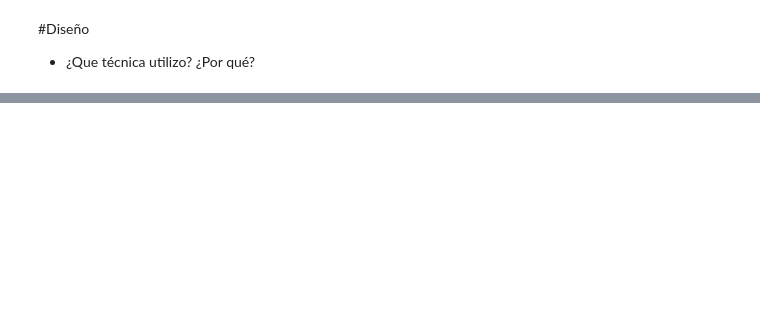
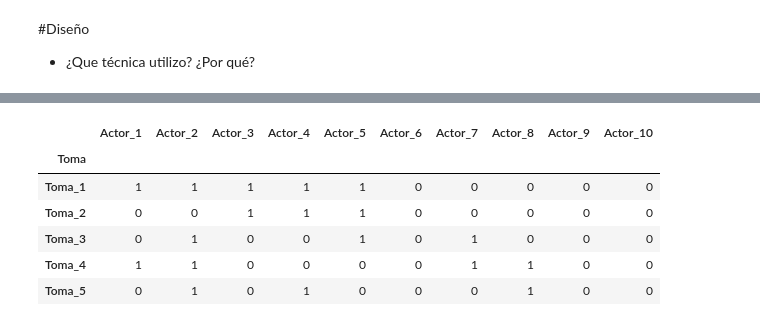
Before and after one commit to Mhernandezg/AlgoritmosOptimizacionVIU, a Jupyter notebook: TRABAJO_PRACTICO/Trabajo_Práctico_Tomas_de_Doblaje.ipynb, the cells around one changed output, grey strips where cells are left out. Drawn from its saved outputs; the diff is of its cells as text; code cells hidden in the pictures; blank space fills up the shorter version.

```diff
--- a/TRABAJO_PRACTICO/Trabajo_Práctico_Tomas_de_Doblaje.ipynb
+++ b/TRABAJO_PRACTICO/Trabajo_Práctico_Tomas_de_Doblaje.ipynb
@@ -45,0 +60,60 @@ De forma inicial se pretendia abordar el problema de La Liga. Pero al no tener u
+# %%
+import random
+import math
+import numpy as np
+import pandas as pd
+
+# ============================================================
+# MATRIZ TOMA - ACTOR (datos fijos)
+# ============================================================
+
+data = [
+    [1,1,1,1,1,0,0,0,0,0],
+    [0,0,1,1,1,0,0,0,0,0],
+    [0,1,0,0,1,0,1,0,0,0],
+    [1,1,0,0,0,0,1,1,0,0],
+    [0,1,0,1,0,0,0,1,0,0],
+    [1,1,0,1,1,0,0,0,0,0],
+    [1,1,0,1,1,0,0,0,0,0],
+    [1,1,0,0,0,1,0,0,0,0],
+    [1,1,0,1,0,0,0,0,0,0],
+    [1,1,0,0,0,1,0,0,1,0],
+    [1,1,1,0,1,0,0,1,0,0],
+    [1,1,1,1,0,1,0,0,0,0],
+    [1,0,0,1,1,0,0,0,0,0],
+    [1,0,1,0,0,1,0,0,0,0],
+    [1,1,0,0,0,0,1,0,0,0],
+    [0,0,0,1,0,0,0,0,0,1],
+    [1,0,1,0,0,0,0,0,0,0],
+    [0,0,1,0,0,1,0,0,0,0],
+    [1,0,1,0,0,0,0,0,0,0],
+    [1,0,1,1,1,0,0,0,0,0],
+    [0,0,0,0,0,1,0,1,0,0],
+    [1,1,1,1,0,0,0,0,0,0],
+    [1,0,1,0,0,0,0,0,0,0],
+    [0,0,1,0,0,1,0,0,0,0],
+    [1,1,0,1,0,0,0,0,0,1],
+    [1,0,1,0,1,0,0,0,1,0],
+    [0,0,0,1,1,0,0,0,0,0],
+    [1,0,0,1,0,0,0,0,0,0],
+    [1,0,0,0,1,1,0,0,0,0],
+    [1,0,0,1,0,0,0,0,0,0],
+]
+
+# Teniendo en cuenta la matriz brindada por el archivo se establece un df para tener una estructura inicial de datos
+df = pd.DataFrame(
+    data,
+    index=[f"Toma_{i+1}" for i in range(30)],
+    columns=[f"Actor_{i+1}" for i in range(10)]
+)
+df.index.name = "Toma"
+
+display(df.head())
+# %% [output]
+|  | Actor_1 | Actor_2 | Actor_3 | Actor_4 | Actor_5 | Actor_6 | Actor_7 | Actor_8 | Actor_9 | Actor_10 |
+| Toma |  |  |  |  |  |  |  |  |  |  |
+| Toma_1 | 1 | 1 | 1 | 1 | 1 | 0 | 0 | 0 | 0 | 0 |
+| Toma_2 | 0 | 0 | 1 | 1 | 1 | 0 | 0 | 0 | 0 | 0 |
+| Toma_3 | 0 | 1 | 0 | 0 | 1 | 0 | 1 | 0 | 0 | 0 |
+| Toma_4 | 1 | 1 | 0 | 0 | 0 | 0 | 1 | 1 | 0 | 0 |
+| Toma_5 | 0 | 1 | 0 | 1 | 0 | 0 | 0 | 1 | 0 | 0 |
```
Also changed, not shown: parts of 20 cells of this notebook.
